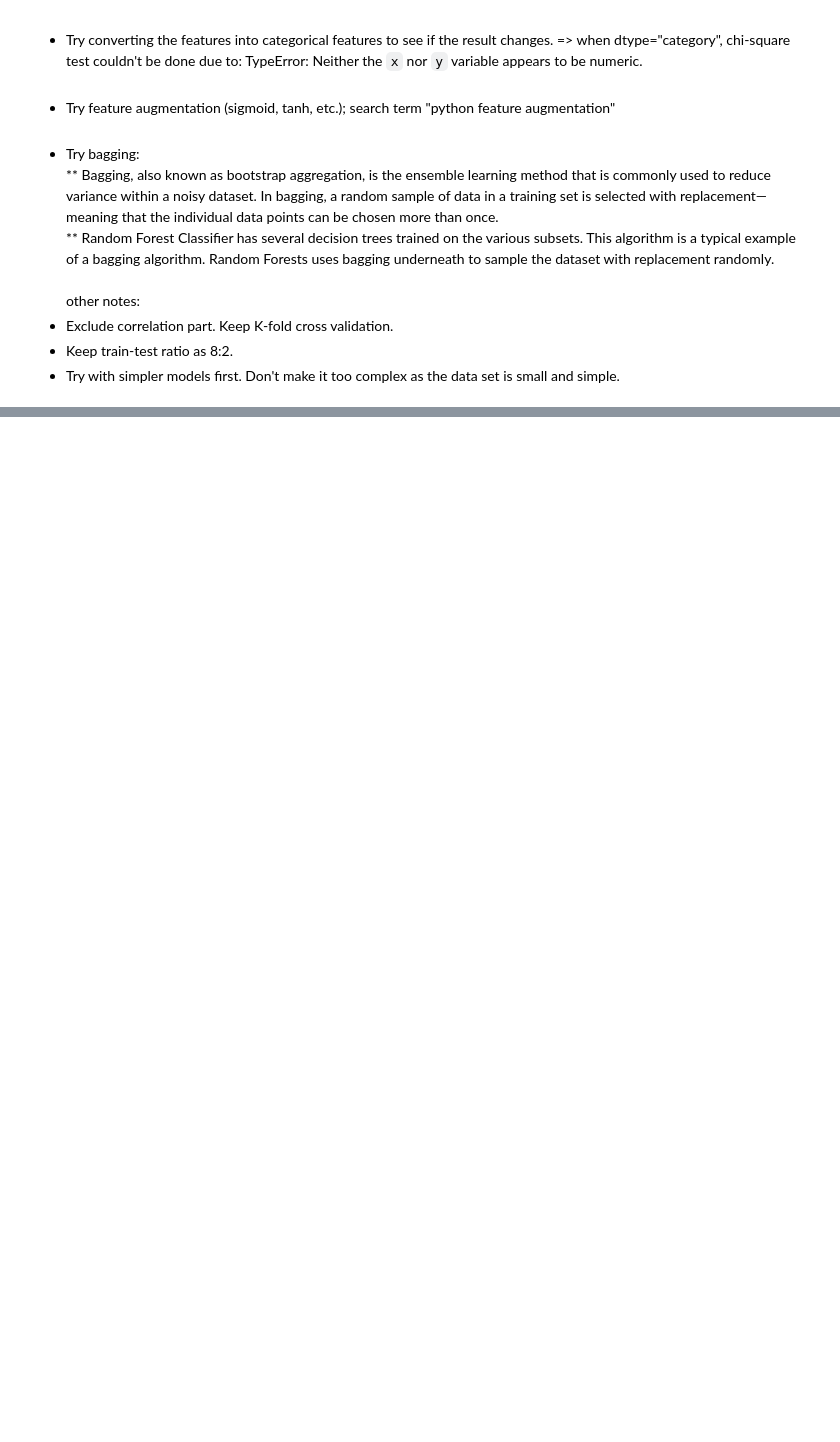
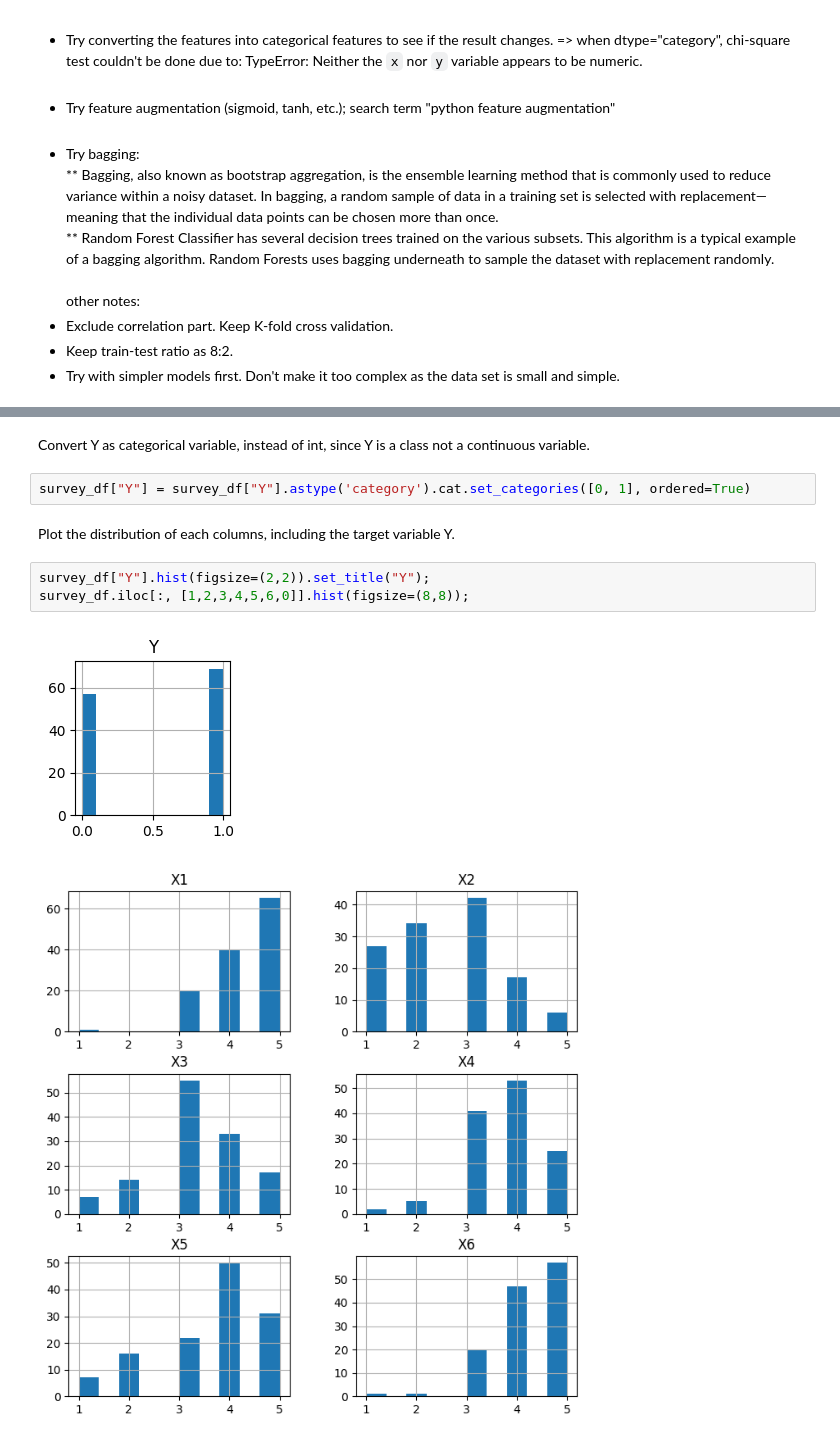
Before and after one commit to henryhyunwookim/Happy-Customers, a Jupyter notebook: notebooks/Happy Customers_v5.ipynb, the cells around one changed output, grey strips where cells are left out. Drawn from its saved outputs; the diff is of its cells as text; blank space fills up the shorter version.

```diff
--- a/notebooks/Happy Customers_v5.ipynb
+++ b/notebooks/Happy Customers_v5.ipynb
@@ -79 +94,13 @@ None
+# %% [markdown]
+Convert  Y as categorical variable, instead of int, since Y is a class not a continuous variable.
+# %%
+survey_df["Y"] = survey_df["Y"].astype('category').cat.set_categories([0, 1], ordered=True)
+# %% [markdown]
+Plot the distribution of each columns, including the target variable Y.
+# %%
+survey_df["Y"].hist(figsize=(2,2)).set_title("Y");
+survey_df.iloc[:, [1,2,3,4,5,6,0]].hist(figsize=(8,8));
+# %% [output]
+[figure, added]
+[figure, added]
 # %%
```
Also changed, not shown: parts of 34 cells of this notebook.
